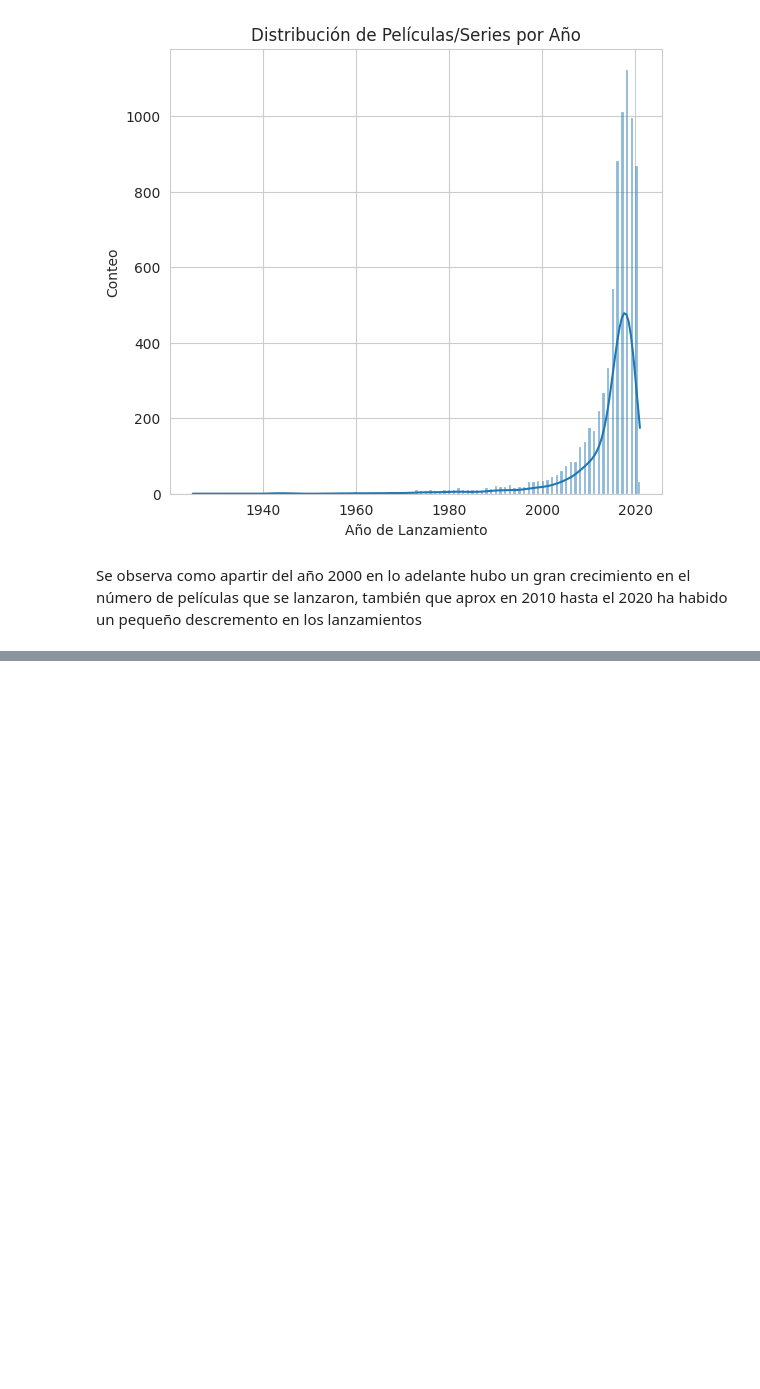
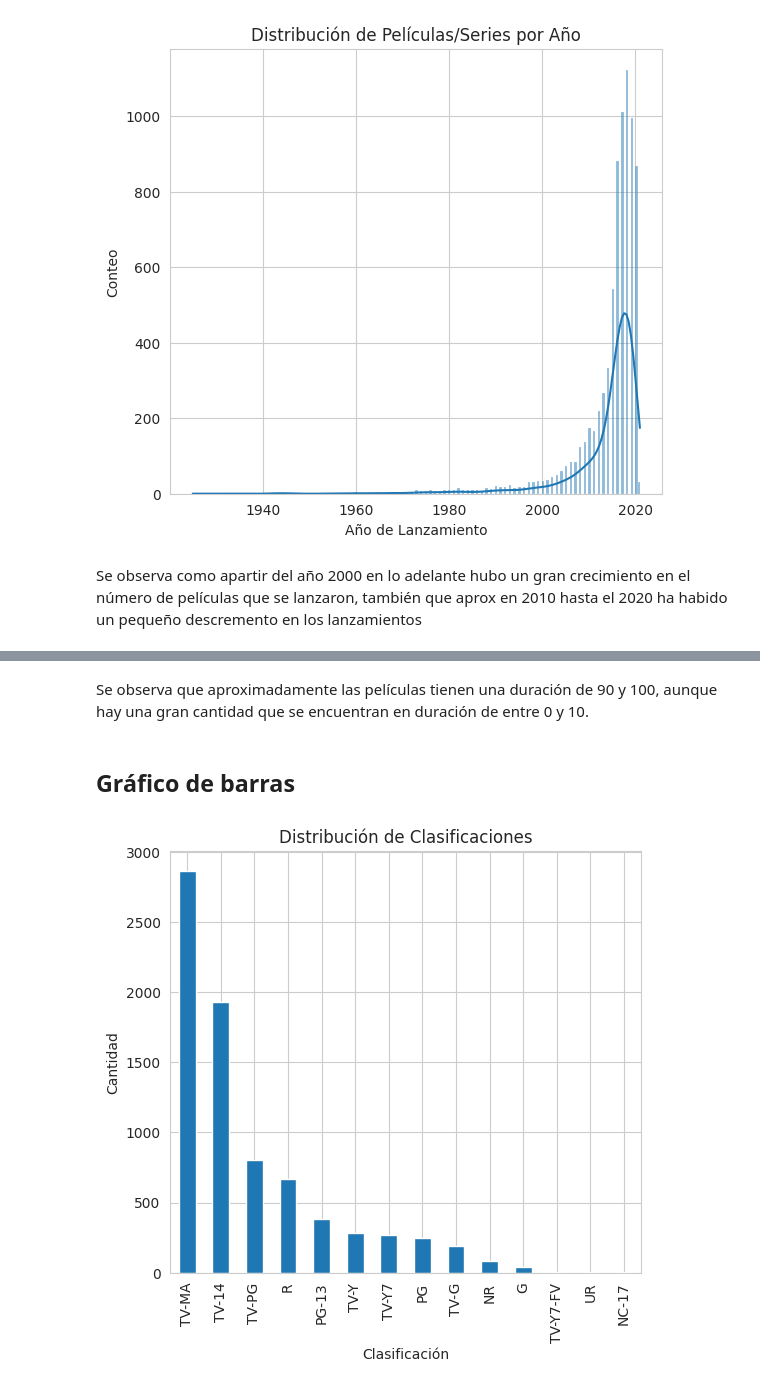
Before and after one commit to ItzelPF/Visualizacion_Datos, a Jupyter notebook: NetFlix.ipynb, the cells around one changed output, grey strips where cells are left out. Saved outputs shown, nothing was run; the diff lists cells and outputs as text; code cells hidden in the pictures; blank space fills up the shorter version.

```diff
--- a/NetFlix.ipynb
+++ b/NetFlix.ipynb
@@ -267,0 +313,18 @@ Se observa como apartir del año 2000 en lo adelante hubo un gran crecimiento en
+# %% [markdown]
+Se observa que aproximadamente las películas tienen una duración de 90 y 100, aunque hay una gran cantidad que se encuentran en duración de entre 0 y 10.
+# %% [markdown]
+## Gráfico de barras
+# %%
+plt.figure(figsize=(16, 10))
+sns.set_style("whitegrid")
+plt.subplot(2, 3, 3)
+df['rating'].value_counts().plot(kind='bar')
+plt.title('Distribución de Clasificaciones')
+plt.xlabel('Clasificación')
+plt.ylabel('Cantidad')
+
+
+plt.tight_layout()
+plt.show()
+# %% [output]
+[figure, added]
```
Also changed, not shown: parts of 18 cells of this notebook.
